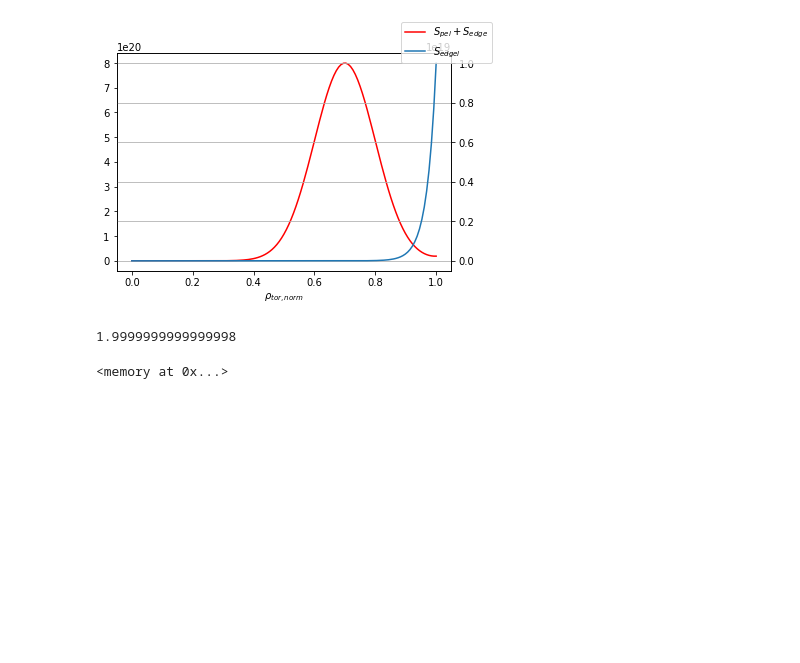
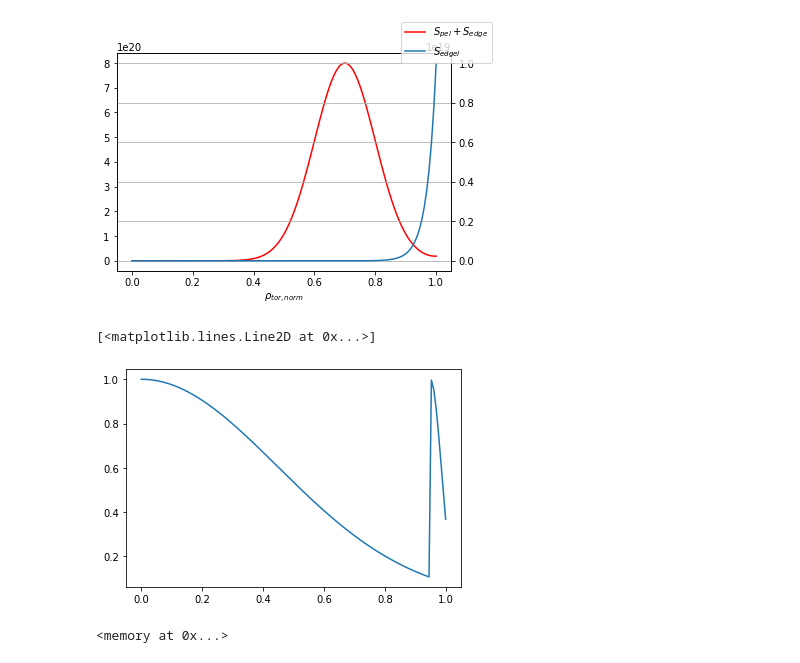
Before and after one commit to fusion-yun/fytok_old, a Jupyter notebook: examples/benchmark.ipynb, the cells around one changed output. Cells and saved outputs as stored; diff of their text form; code cells hidden in the pictures; blank space fills up the shorter version.

```diff
--- a/examples/benchmark.ipynb
+++ b/examples/benchmark.ipynb
@@ -44,10 +44,12 @@ fig.legend()
 plt.grid()
 # %% [output]
 [figure]
-# %%
-np.exp((1-0.8)/0.2*np.log(2) )
-# %% [output]
-1.9999999999999998
+# %%
+Te=np.piecewise(x, [x<0.95, x >= 0.95],[lambda x:np.exp(-x**2/0.4  ) ,lambda x:np.exp(-((x-0.95)*20)**2)])
+plt.plot(x,Te,label=r"$T_{e}$")
+# %% [output]
+[<matplotlib.lines.Line2D at 0x...>]
+[figure, added]
 # %%
 x=np.linspace(0,1,129)
 y=np.zeros(200)
```
Also changed, not shown: 15 other files.
